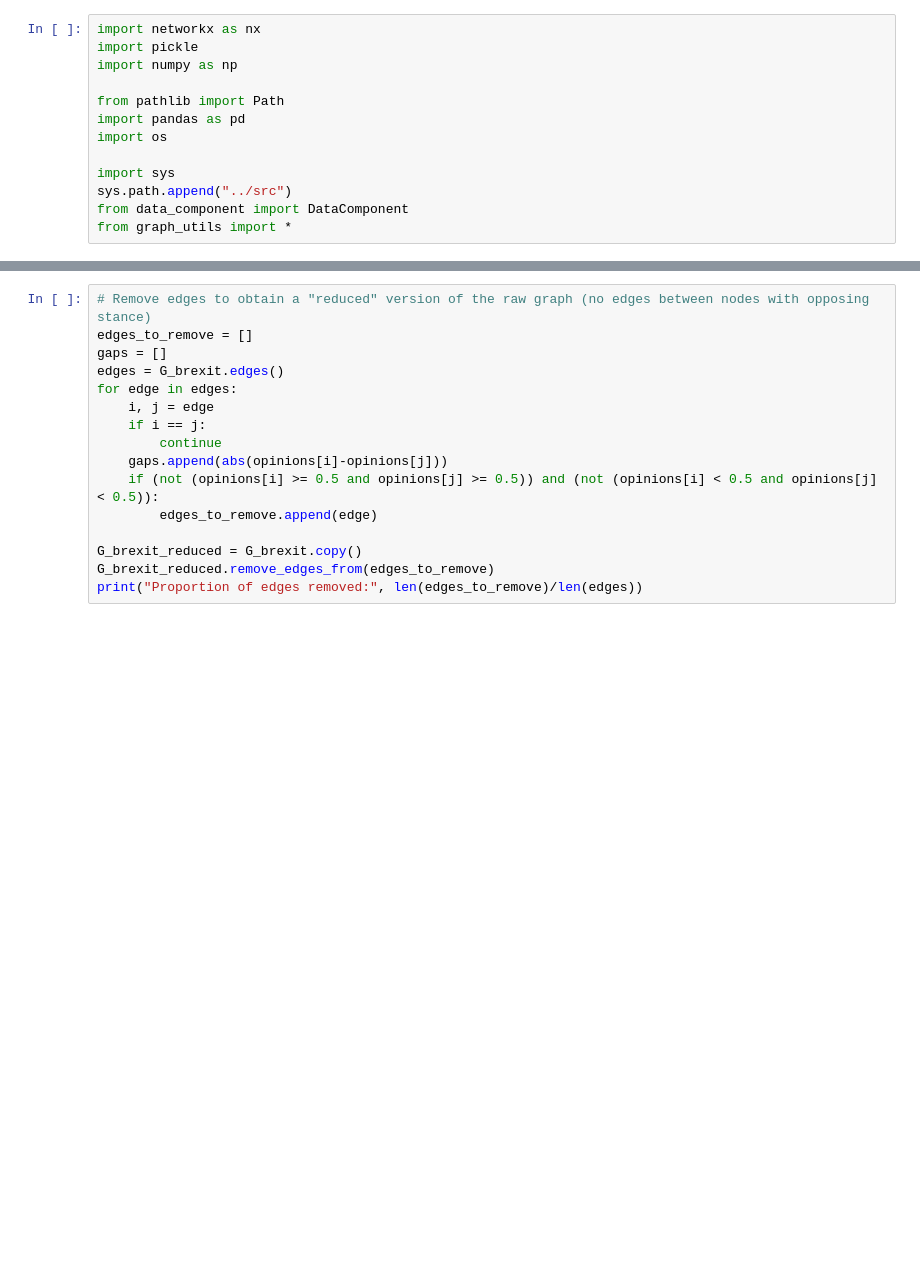
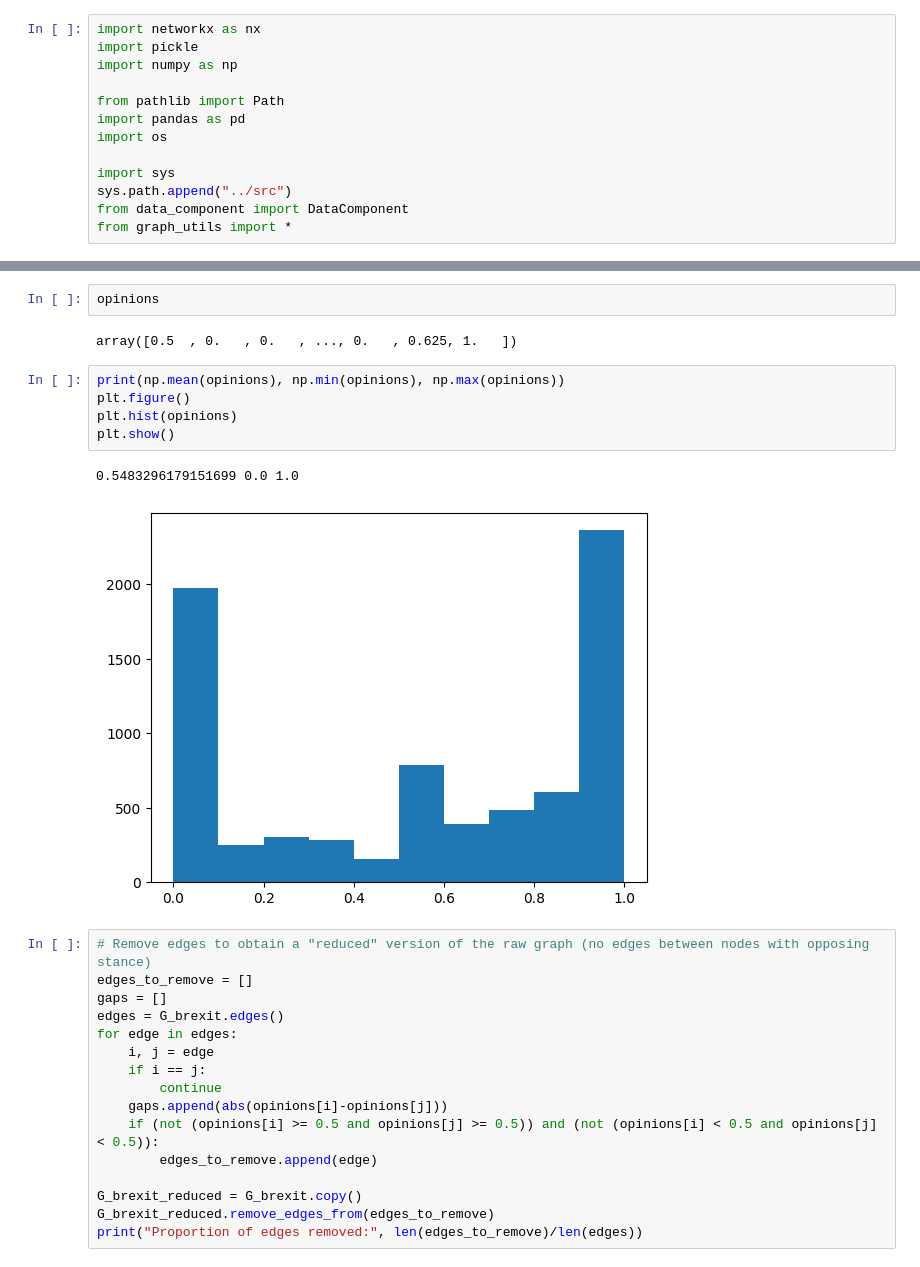
Before and after one commit to mminici/Engagement-Driven-Content-Generation, a Jupyter notebook: notebooks/analyze-real-communities.ipynb, the cells around one changed output, grey strips where cells are left out. Cells and saved outputs as stored; diff of their text form; blank space fills up the shorter version.

```diff
--- a/notebooks/analyze-real-communities.ipynb
+++ b/notebooks/analyze-real-communities.ipynb
@@ -24,5 +21,17 @@ Reverse edge directionality!
 Graph loaded  ✅
 |V|=7_589 |E|=532_459 node types={'int'}
+# %%
+opinions
+# %% [output]
+array([0.5  , 0.   , 0.   , ..., 0.   , 0.625, 1.   ])
+# %%
+print(np.mean(opinions), np.min(opinions), np.max(opinions))
+plt.figure()
+plt.hist(opinions)
+plt.show()
+# %% [output]
+0.5483296179151699 0.0 1.0
+[figure, added]
 # %%
 # Remove edges to obtain a "reduced" version of the raw graph (no edges between nodes with opposing stance)
 edges_to_remove = []
```
Also changed, not shown: parts of 77 cells of this notebook, 5 other files.
